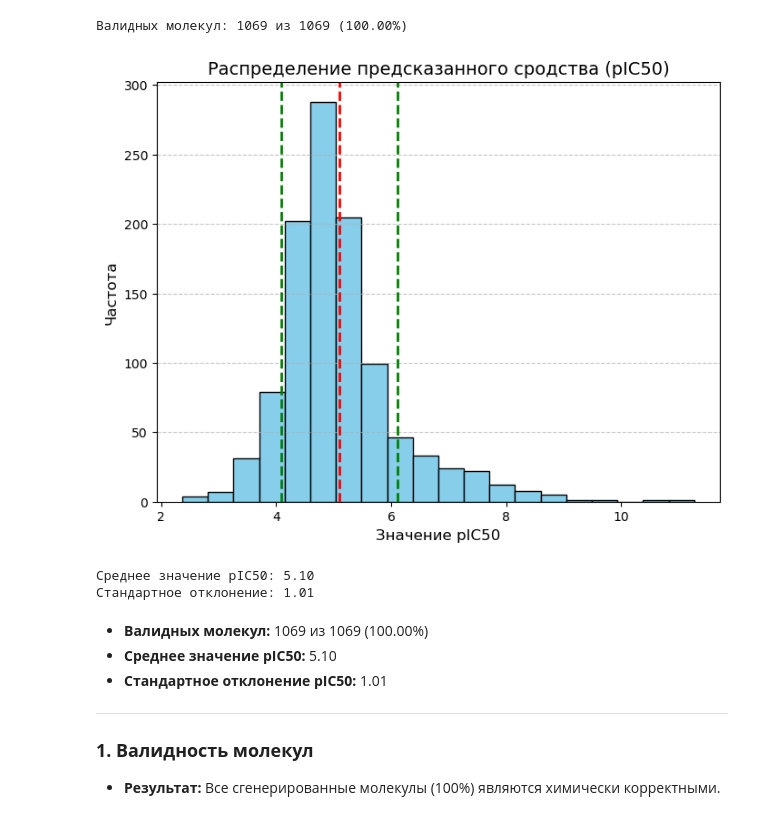
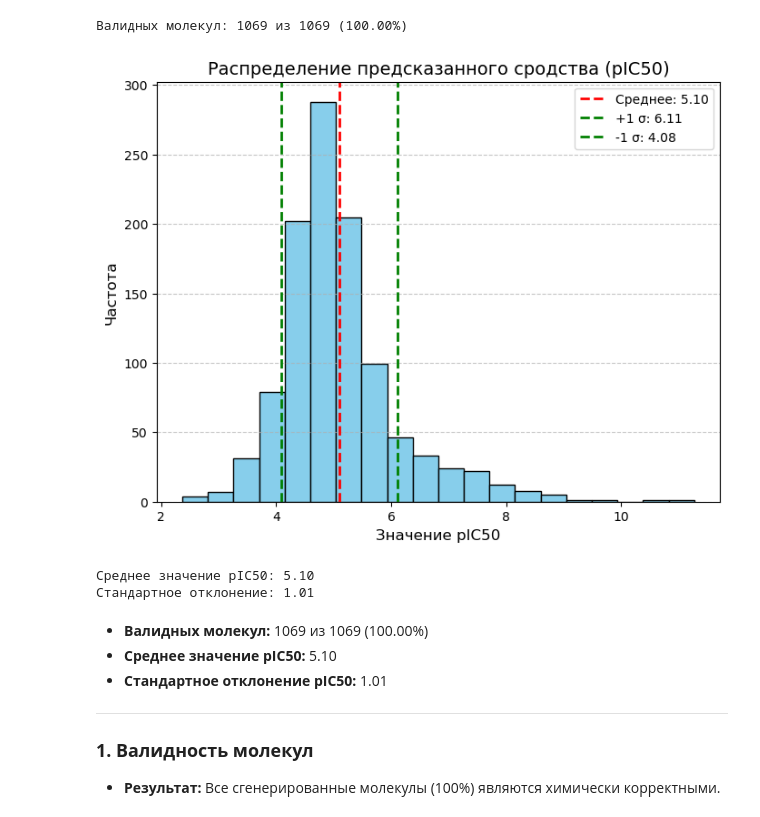
Before and after one commit to LisenKapusta/BioMol-Generator, a Jupyter notebook: data/analys/analys_bapulm_result.ipynb, the cells around one changed output. Drawn from its saved outputs; the diff is of its cells as text; code cells hidden in the pictures.

```diff
--- a/data/analys/analys_bapulm_result.ipynb
+++ b/data/analys/analys_bapulm_result.ipynb
@@ -275,24 +311,25 @@ print(f"Валидных молекул: {valid_count} из {total_count} ({vali
 # %%
 # Статистика
 mean_affinity = df['predicted_neg_log10_affinity_M'].mean()
 std_affinity = df['predicted_neg_log10_affinity_M'].std()
 
 # Гистограмма распределения предсказанного сродства
 plt.figure(figsize=(8, 6))
 plt.hist(df['predicted_neg_log10_affinity_M'], bins=20, color='skyblue', edgecolor='black')
 plt.axvline(mean_affinity, color='red', linestyle='dashed', linewidth=2, label=f'Среднее: {mean_affinity:.2f}')
 plt.axvline(mean_affinity + std_affinity, color='green', linestyle='dashed', linewidth=2, label=f'+1 σ: {mean_affinity + std_affinity:.2f}')
 plt.axvline(mean_affinity - std_affinity, color='green', linestyle='dashed', linewidth=2, label=f'-1 σ: {mean_affinity - std_affinity:.2f}')
 plt.title('Распределение предсказанного сродства (pIC50)', fontsize=14)
 plt.xlabel('Значение pIC50', fontsize=12)
 plt.ylabel('Частота', fontsize=12)
+plt.legend()
 plt.grid(axis='y', linestyle='--', alpha=0.7)
 plt.show()
 
 print(f"Среднее значение pIC50: {mean_affinity:.2f}")
 print(f"Стандартное отклонение: {std_affinity:.2f}")
 # %% [output]
-[figure, old version]
+[figure, new version]
 Среднее значение pIC50: 5.10
 Стандартное отклонение: 1.01
 # %% [markdown]
```
Also changed, not shown: parts of 5 cells of this notebook.
